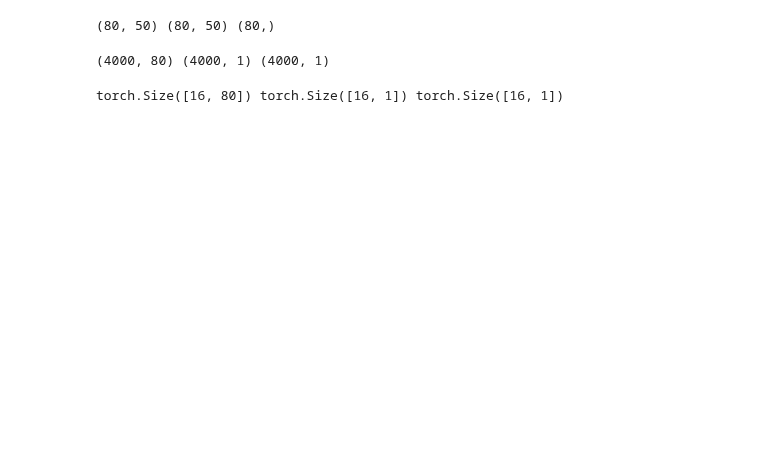
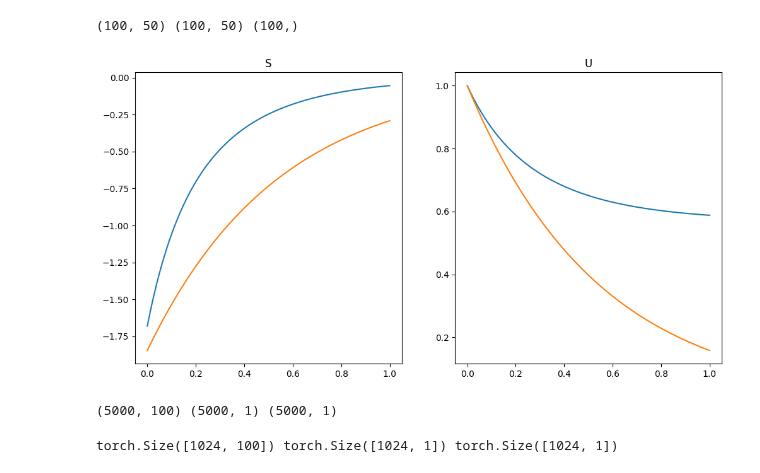
Before and after one commit to costasmexis/ModelMind, a Jupyter notebook: DeepONet/first_try_main.ipynb, the cells around one changed output. Drawn from its saved outputs; the diff is of its cells as text; code cells hidden in the pictures; blank space fills up the shorter version.

```diff
--- a/DeepONet/first_try_main.ipynb
+++ b/DeepONet/first_try_main.ipynb
@@ -14,7 +14,7 @@ seed = MasterRNG(42)
 # %%
 T_START = 0
 T_END = 1
-N_SAMPLES = 80
+N_SAMPLES = 100
 N_CURVES = 50
 t = np.linspace(T_START, T_END, N_SAMPLES)
 
@@ -23,26 +23,43 @@ def ode_A(y, t, k):
     return dydt
 
 def ode_B(y, t, k):
-    dydt = -k * y**2 + 2*y
+    # dydt = - k * np.exp(0.5 * y)
+    dydt = - k * y**2 + 1 / (k * 0.5)
     return dydt
 
 S = np.zeros((N_SAMPLES, N_CURVES))
 U = np.zeros((N_SAMPLES, N_CURVES))
 for i in range(N_CURVES):
-    k = np.random.uniform(1, 10)
-    y0 = np.random.uniform(1, 10)
+    k = np.random.uniform(1, 3)
+    # y0 = np.random.uniform(1, 3)
+    y0=1
 
-    if i<=25:
+    if i<25:
         sol = odeint(ode_A, y0, t, args=(k,))
+        U[:, i] = sol.flatten()
+        S[:, i] = ode_A(sol, t, k).flatten()
     else:
         sol = odeint(ode_B, y0, t, args=(k,))
-
-    U[:, i] = sol.flatten()
-    S[:, i] = -k * sol.flatten()
+        U[:, i] = sol.flatten()
+        S[:, i] = ode_B(sol, t, k).flatten()
 
 print(S.shape, U.shape, t.shape)
 # %% [output]
-(80, 50) (80, 50) (80,)
+(100, 50) (100, 50) (100,)
+# %%
+# Plot sample S and U
+plt.figure(figsize=(12, 6))
+plt.subplot(1, 2, 1)
+plt.plot(t, S[:,44])
+plt.plot(t, S[:,12])
+plt.title('S')
+plt.subplot(1, 2, 2)
+plt.plot(t, U[:,44])
+plt.plot(t, U[:,12])
+plt.title('U')
+plt.show()
+# %% [output]
+[figure, added]
 # %%
 # us -> N_SAMPLES x N_CURVES = 800 ==> us (800, 80)
 # ts -> (800, 1)
@@ -62,7 +79,7 @@ def iterate_data(m=N_SAMPLES, n=N_CURVES, x=t, U=U, S=S):
 us, ts, ss = iterate_data()
 print(us.shape, ts.shape, ss.shape)
 # %% [output]
-(4000, 80) (4000, 1) (4000, 1)
+(5000, 100) (5000, 1) (5000, 1)
 # %%
 def batch_dataset(batch_size, m=N_SAMPLES, n=N_CURVES, x=t, U=U, S=S, ratio=0.9):
     us, xs, ss = iterate_data(m=m, n=n, x=x, U=U, S=S)
@@ -92,14 +109,14 @@ def batch_dataset(batch_size, m=N_SAMPLES, n=N_CURVES, x=t, U=U, S=S, ratio=0.9)
 
     return train_dataloader, test_dataloader
 
-train_dataloader, test_dataloader = batch_dataset(batch_size=16, ratio=0.9)
+train_dataloader, test_dataloader = batch_dataset(batch_size=1024, ratio=0.9)
 
 # Check the shape of the data
 for u_batch, x_batch, s_batch in train_dataloader:
     print(u_batch.shape, x_batch.shape, s_batch.shape)
     break
 # %% [output]
-torch.Size([16, 80]) torch.Size([16, 1]) torch.Size([16, 1])
+torch.Size([1024, 100]) torch.Size([1024, 1]) torch.Size([1024, 1])
 # %%
 class DeepONet(nn.Module):
     def __init__(self, neurons=40, in1=1, in2=1, output_neurons=20):
```
Also changed, not shown: parts of 7 cells of this notebook, 1 other file.
